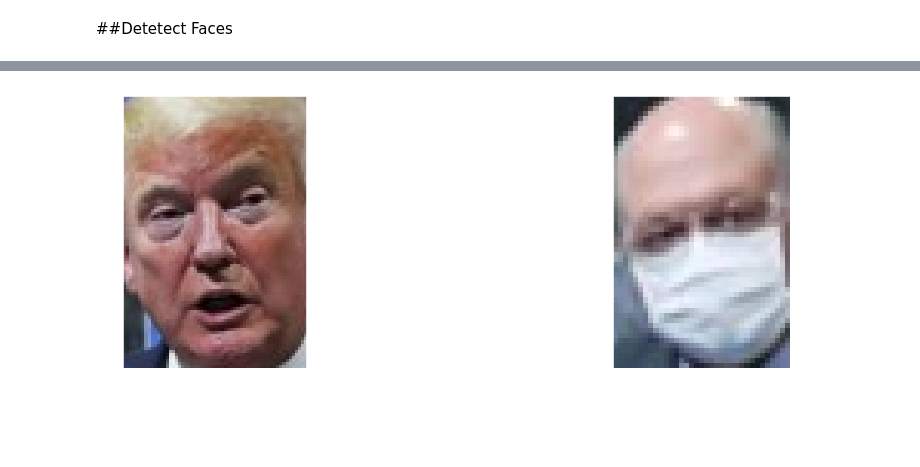
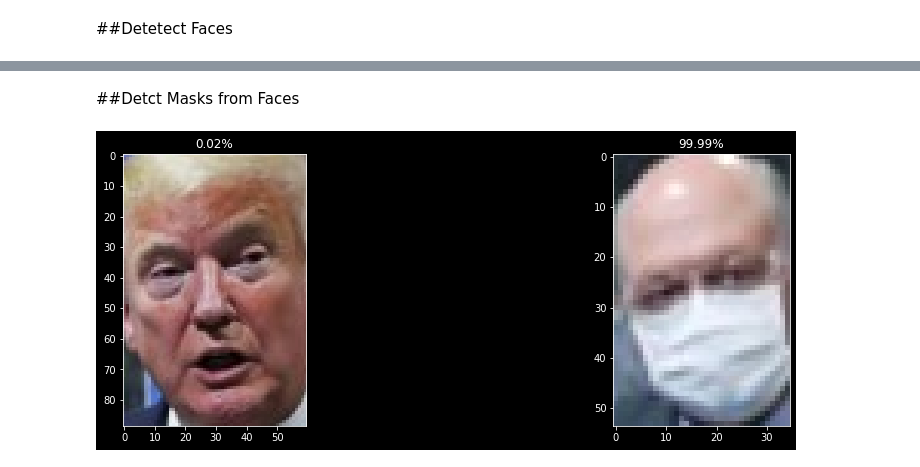
Before and after one commit to jayoung977/2020Practice, a Jupyter notebook: mask_detection(2).ipynb, the cells around one changed output, grey strips where cells are left out. Cells and saved outputs as stored; diff of their text form; code cells hidden in the pictures; blank space fills up the shorter version.

```diff
--- a/mask_detection(2).ipynb
+++ b/mask_detection(2).ipynb
@@ -59,23 +59,18 @@ for i, face in enumerate(faces):
-# %%
-faces = []
-
-for i in range(dets.shape[2]):
-    confidence = dets[0, 0, i, 2]
-    if confidence < 0.5:
-        continue
-
-    x1 = int(dets[0, 0, i, 3] * w)
-    y1 = int(dets[0, 0, i, 4] * h)
-    x2 = int(dets[0, 0, i, 5] * w)
-    y2 = int(dets[0, 0, i, 6] * h)
-
-    face = img[y1:y2, x1:x2]
-    faces.append(face)
-
-plt.figure(figsize=(16, 5))
-
-for i, face in enumerate(faces):
-    plt.subplot(1, len(faces), i+1)
-    plt.imshow(face[:, :, ::-1])
-# %% [output]
-[figure, removed]
+# %% [markdown]
+##Detct Masks from Faces
+# %%
+plt.figure(figsize=(16, 5))
+
+for i, face in enumerate(faces):
+  face_input = cv2.resize(face, dsize=(224, 224))
+  face_input = cv2.cvtColor(face_input, cv2.COLOR_BGR2RGB)
+  face_input = preprocess_input(face_input)
+  face_input = np.expand_dims(face_input, axis=0)
+
+  mask, nomask = model.predict(face_input).squeeze()
+
+  plt.subplot(1, len(faces), i+1)
+  plt.imshow(face[:, :, ::-1])
+  plt.title('%.2f%%' % (mask * 100))
+# %% [output]
+[figure, added]
```
Also changed, not shown: parts of 2 cells of this notebook.
